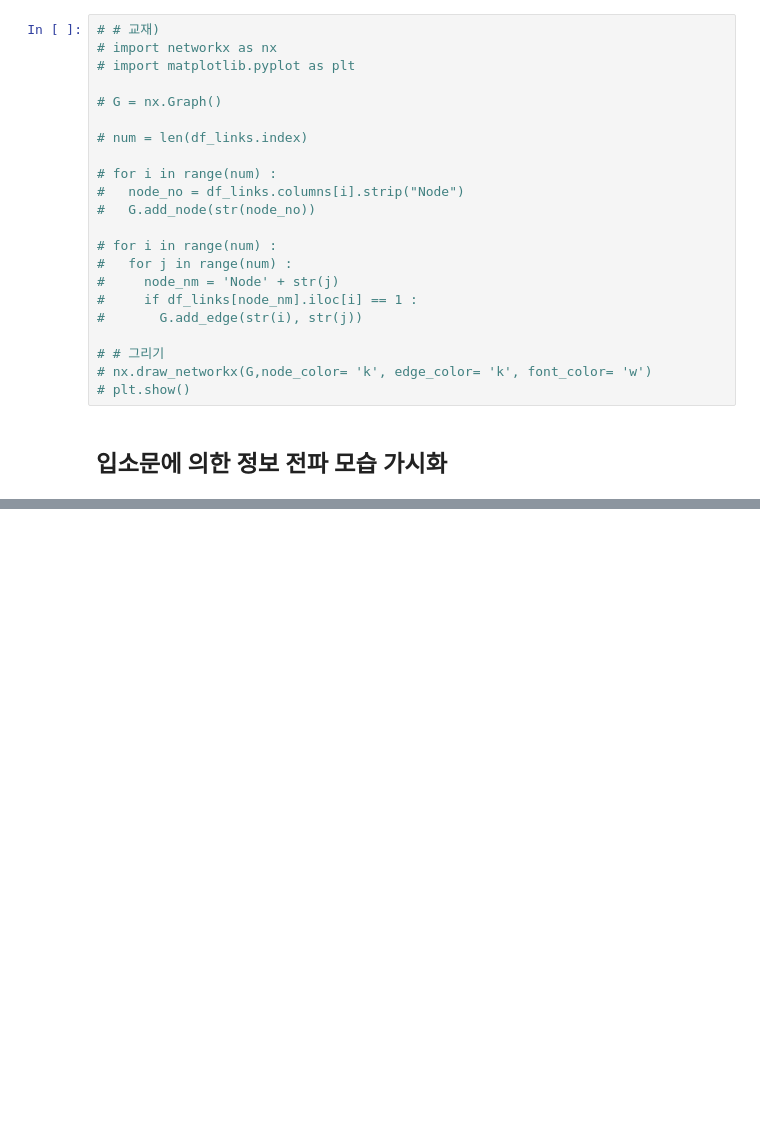
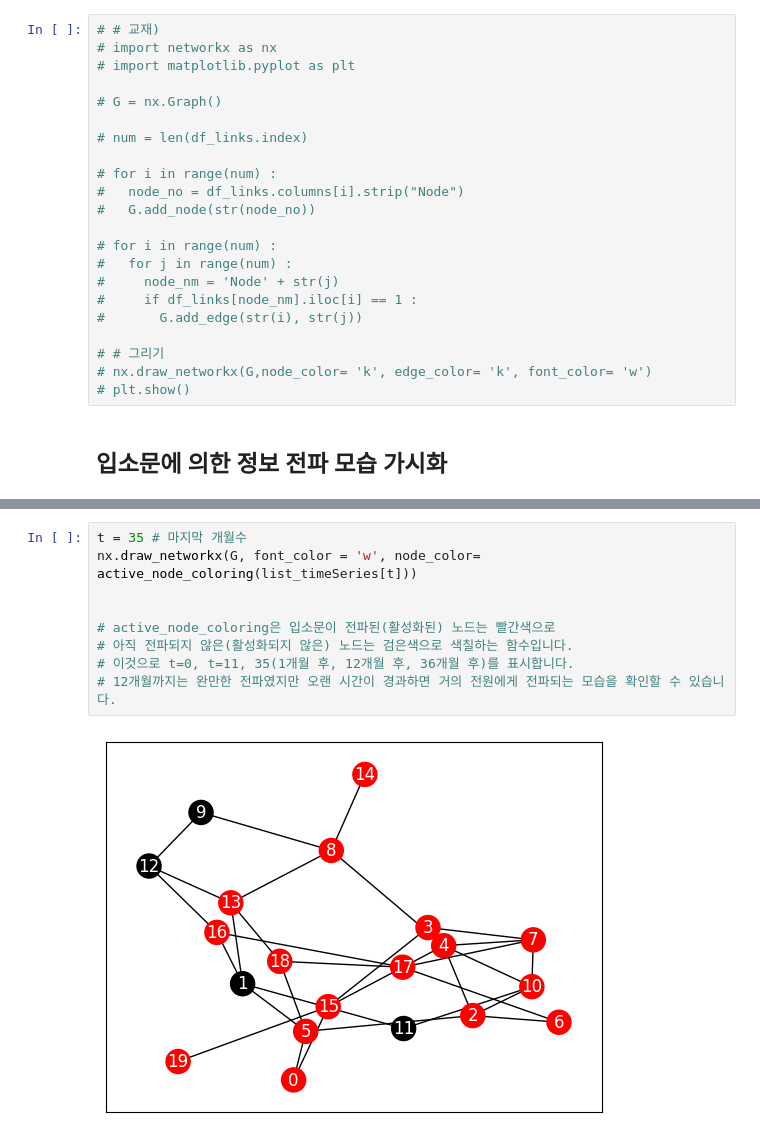
Before and after one commit to gmlwlswls/study_DataTechniques, a Jupyter notebook: 04. Numerical Simulation/Simulation.ipynb, the cells around one changed output, grey strips where cells are left out. Drawn from its saved outputs; the diff is of its cells as text; blank space fills up the shorter version.

```diff
--- a/04. Numerical Simulation/Simulation.ipynb
+++ b/04. Numerical Simulation/Simulation.ipynb
@@ -107,0 +205,11 @@ plt.show()
+# %%
+t = 35 # 마지막 개월수
+nx.draw_networkx(G, font_color = 'w', node_color= active_node_coloring(list_timeSeries[t]))
+
+
+# active_node_coloring은 입소문이 전파된(활성화된) 노드는 빨간색으로
+# 아직 전파되지 않은(활성화되지 않은) 노드는 검은색으로 색칠하는 함수입니다.
+# 이것으로 t=0, t=11, 35(1개월 후, 12개월 후, 36개월 후)를 표시합니다.
+# 12개월까지는 완만한 전파였지만 오랜 시간이 경과하면 거의 전원에게 전파되는 모습을 확인할 수 있습니다.
+# %% [output]
+[figure, added]
```
Also changed, not shown: parts of 18 cells of this notebook.
